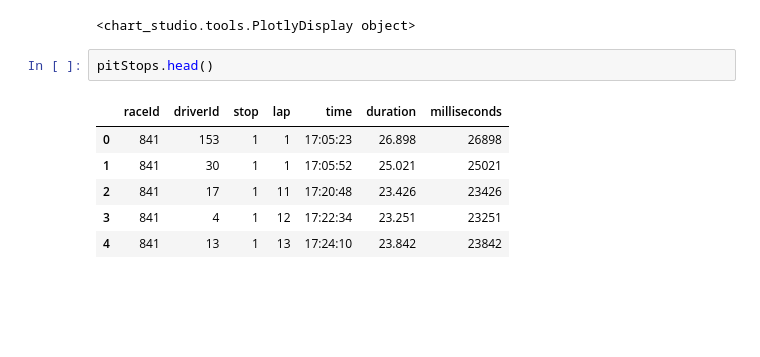
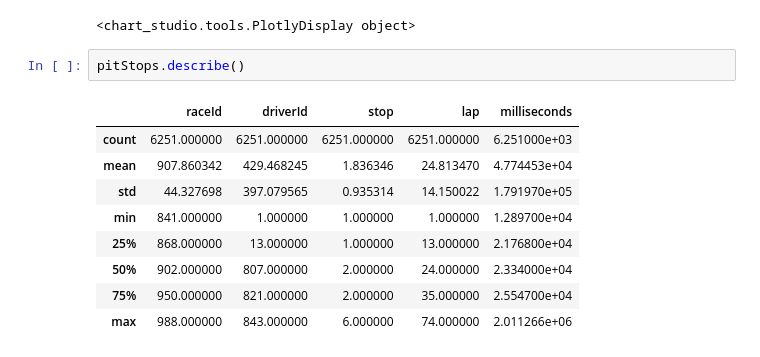
Before and after one commit to neelpatel05/formula-one, a Jupyter notebook: formula-one.ipynb, the cells around one changed output. Saved outputs shown, nothing was run; the diff lists cells and outputs as text; blank space fills up the shorter version.

```diff
--- a/formula-one.ipynb
+++ b/formula-one.ipynb
@@ -318,11 +318,14 @@ py.iplot(data2,filename='GP hosted by countries')
 # %% [output]
 <chart_studio.tools.PlotlyDisplay object>
 # %%
-pitStops.head()
+pitStops.describe()
 # %% [output]
-|  | raceId | driverId | stop | lap | time | duration | milliseconds |
-| 0 | 841 | 153 | 1 | 1 | 17:05:23 | 26.898 | 26898 |
-| 1 | 841 | 30 | 1 | 1 | 17:05:52 | 25.021 | 25021 |
-| 2 | 841 | 17 | 1 | 11 | 17:20:48 | 23.426 | 23426 |
-| 3 | 841 | 4 | 1 | 12 | 17:22:34 | 23.251 | 23251 |
-| 4 | 841 | 13 | 1 | 13 | 17:24:10 | 23.842 | 23842 |
+|  | raceId | driverId | stop | lap | milliseconds |
+| count | 6251.000000 | 6251.000000 | 6251.000000 | 6251.000000 | 6.251000e+03 |
+| mean | 907.860342 | 429.468245 | 1.836346 | 24.813470 | 4.774453e+04 |
+| std | 44.327698 | 397.079565 | 0.935314 | 14.150022 | 1.791970e+05 |
+| min | 841.000000 | 1.000000 | 1.000000 | 1.000000 | 1.289700e+04 |
+| 25% | 868.000000 | 13.000000 | 1.000000 | 13.000000 | 2.176800e+04 |
+| 50% | 902.000000 | 807.000000 | 2.000000 | 24.000000 | 2.334000e+04 |
+| 75% | 950.000000 | 821.000000 | 2.000000 | 35.000000 | 2.554700e+04 |
+| max | 988.000000 | 843.000000 | 6.000000 | 74.000000 | 2.011266e+06 |
```
Also changed, not shown: parts of 6 cells of this notebook.
